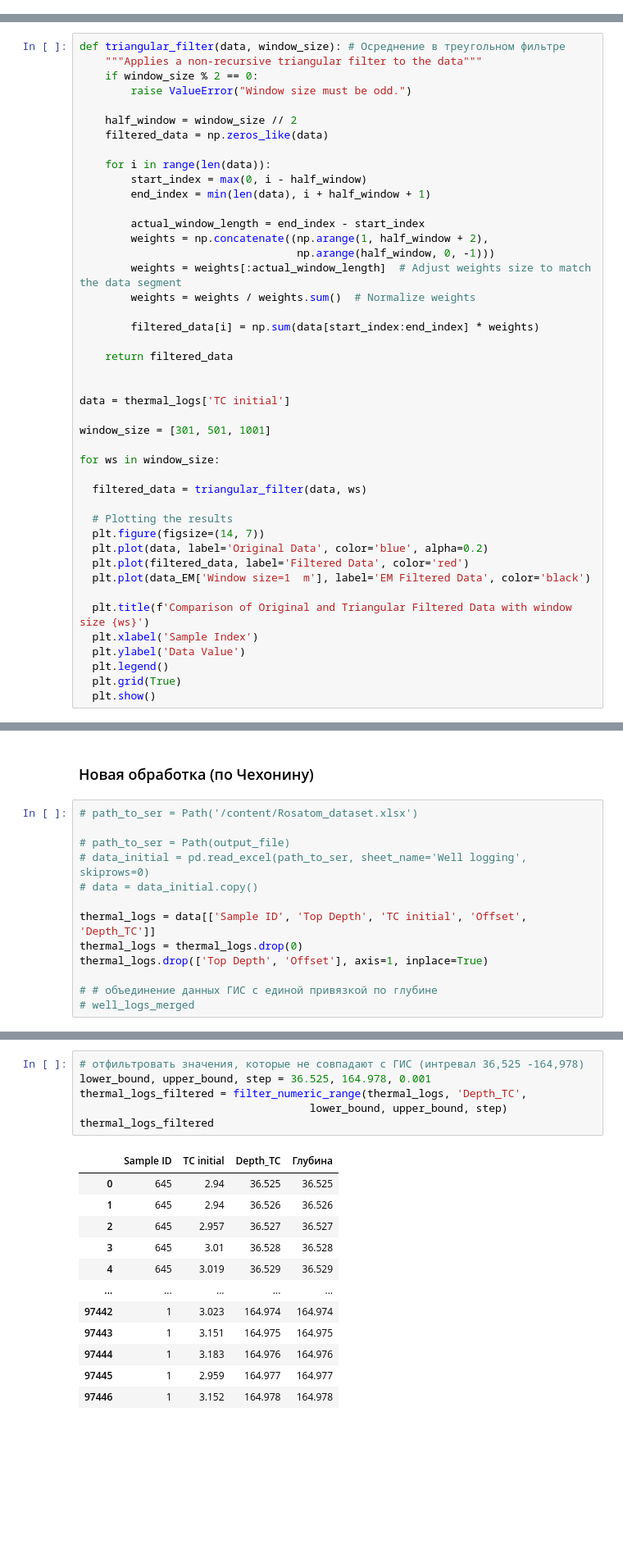
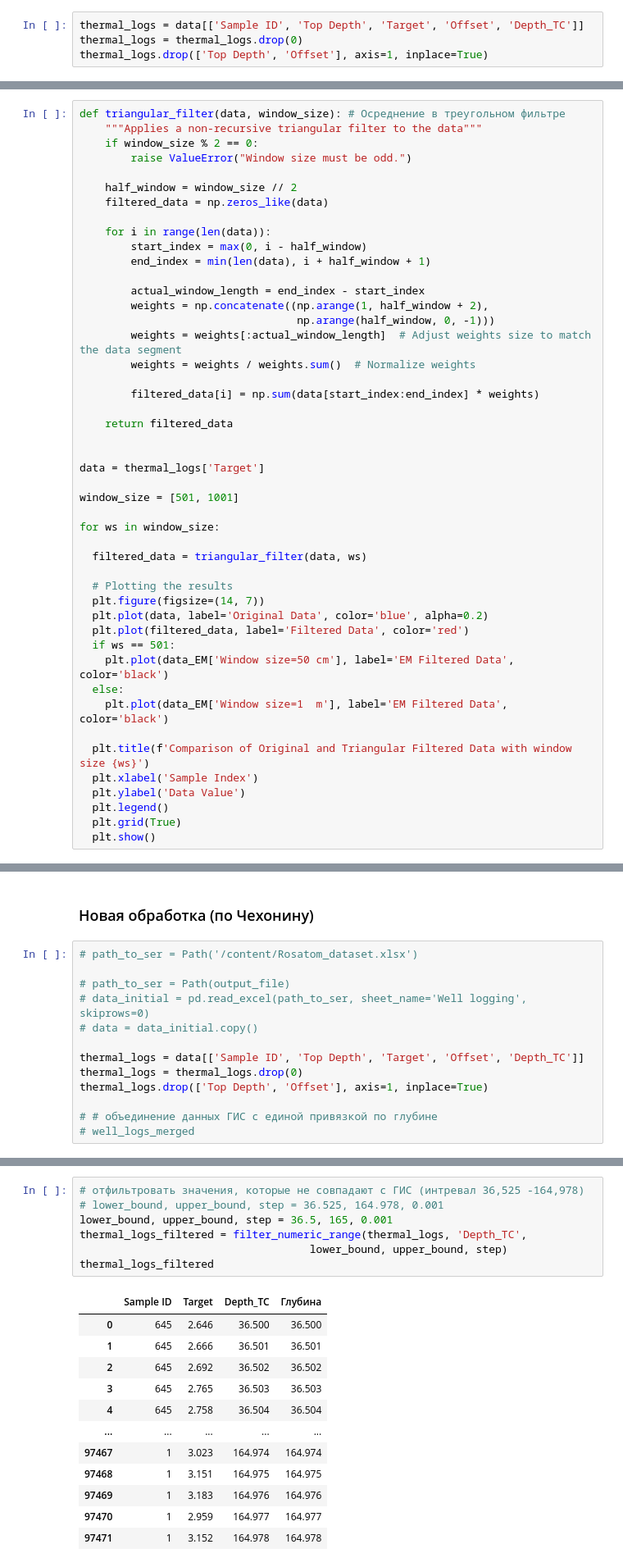
Before and after one commit to MariiaKalinina/R, a Jupyter notebook: Main_func.ipynb, the cells around one changed output, grey strips where cells are left out. Shown at 82% size. Saved outputs shown, nothing was run; the diff lists cells and outputs as text; blank space fills up the shorter version.

```diff
--- a/Main_func.ipynb
+++ b/Main_func.ipynb
@@ -540,6 +534,10 @@ plt.show()
 [figure]
 # %% [markdown]
 ### Сравнение осредение ЕМ и МОЕГО
+# %%
+thermal_logs = data[['Sample ID', 'Top Depth', 'Target', 'Offset', 'Depth_TC']]
+thermal_logs = thermal_logs.drop(0)
+thermal_logs.drop(['Top Depth', 'Offset'], axis=1, inplace=True)
 # %%
 path_to_ser = Path(output_file)
 data_EM_initial = pd.read_excel(path_to_ser, sheet_name='НТПК_ЕМ', skiprows=0)
@@ -610,9 +591,9 @@ def triangular_filter(data, window_size): # Осреднение в треуго
     return filtered_data
 
 
-data = thermal_logs['TC initial']
+data = thermal_logs['Target']
 
-window_size = [301, 501, 1001]
+window_size = [501, 1001]
 
 for ws in window_size:
 
@@ -622,7 +603,10 @@ for ws in window_size:
   plt.figure(figsize=(14, 7))
   plt.plot(data, label='Original Data', color='blue', alpha=0.2)
   plt.plot(filtered_data, label='Filtered Data', color='red')
-  plt.plot(data_EM['Window size=1  m'], label='EM Filtered Data', color='black')
+  if ws == 501:
+    plt.plot(data_EM['Window size=50 cm'], label='EM Filtered Data', color='black')
+  else:
+    plt.plot(data_EM['Window size=1  m'], label='EM Filtered Data', color='black')
 
   plt.title(f'Comparison of Original and Triangular Filtered Data with window size {ws}')
   plt.xlabel('Sample Index')
@@ -704,7 +626,7 @@ plt.show()
 # data_initial = pd.read_excel(path_to_ser, sheet_name='Well logging', skiprows=0)
 # data = data_initial.copy()
 
-thermal_logs = data[['Sample ID', 'Top Depth', 'TC initial', 'Offset', 'Depth_TC']]
+thermal_logs = data[['Sample ID', 'Top Depth', 'Target', 'Offset', 'Depth_TC']]
 thermal_logs = thermal_logs.drop(0)
 thermal_logs.drop(['Top Depth', 'Offset'], axis=1, inplace=True)
 
@@ -735,20 +657,21 @@ def filter_numeric_range(df, column_name, lower_bound, upper_bound, step):
     return filtered_df.reset_index(drop=True)
 # %%
 # отфильтровать значения, которые не совпадают с ГИС (интревал 36,525 -164,978)
-lower_bound, upper_bound, step = 36.525, 164.978, 0.001
+# lower_bound, upper_bound, step = 36.525, 164.978, 0.001
+lower_bound, upper_bound, step = 36.5, 165, 0.001
 thermal_logs_filtered = filter_numeric_range(thermal_logs, 'Depth_TC',
                                     lower_bound, upper_bound, step)
 thermal_logs_filtered
 # %% [output]
-|  | Sample ID | TC initial | Depth_TC | Глубина |
-| 0 | 645 | 2.94 | 36.525 | 36.525 |
-| 1 | 645 | 2.94 | 36.526 | 36.526 |
-| 2 | 645 | 2.957 | 36.527 | 36.527 |
-| 3 | 645 | 3.01 | 36.528 | 36.528 |
-| 4 | 645 | 3.019 | 36.529 | 36.529 |
+|  | Sample ID | Target | Depth_TC | Глубина |
+| 0 | 645 | 2.646 | 36.500 | 36.500 |
+| 1 | 645 | 2.666 | 36.501 | 36.501 |
+| 2 | 645 | 2.692 | 36.502 | 36.502 |
+| 3 | 645 | 2.765 | 36.503 | 36.503 |
+| 4 | 645 | 2.758 | 36.504 | 36.504 |
 | ... | ... | ... | ... | ... |
-| 97442 | 1 | 3.023 | 164.974 | 164.974 |
-| 97443 | 1 | 3.151 | 164.975 | 164.975 |
-| 97444 | 1 | 3.183 | 164.976 | 164.976 |
-| 97445 | 1 | 2.959 | 164.977 | 164.977 |
-| 97446 | 1 | 3.152 | 164.978 | 164.978 |
+| 97467 | 1 | 3.023 | 164.974 | 164.974 |
+| 97468 | 1 | 3.151 | 164.975 | 164.975 |
+| 97469 | 1 | 3.183 | 164.976 | 164.976 |
+| 97470 | 1 | 2.959 | 164.977 | 164.977 |
+| 97471 | 1 | 3.152 | 164.978 | 164.978 |
```
Also changed, not shown: parts of 46 cells of this notebook.
